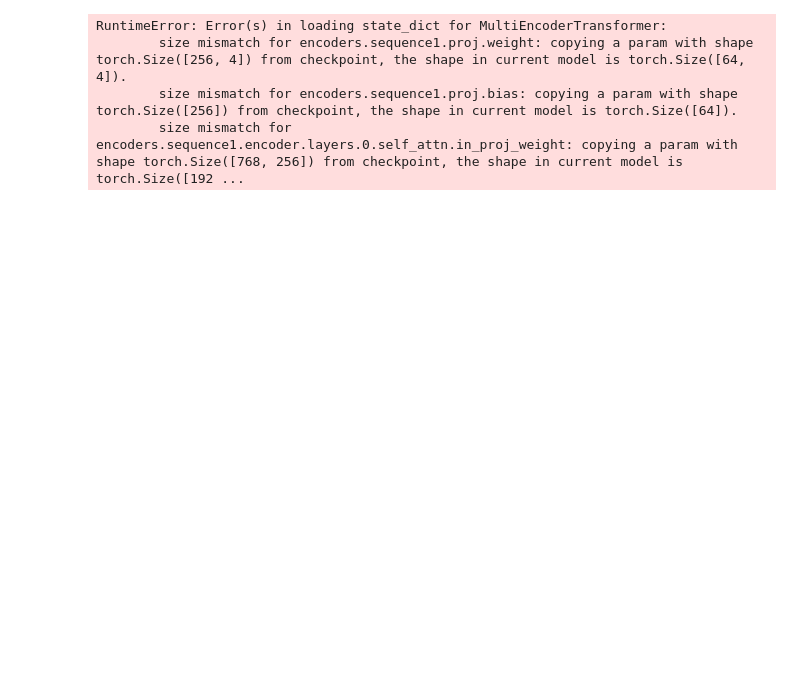
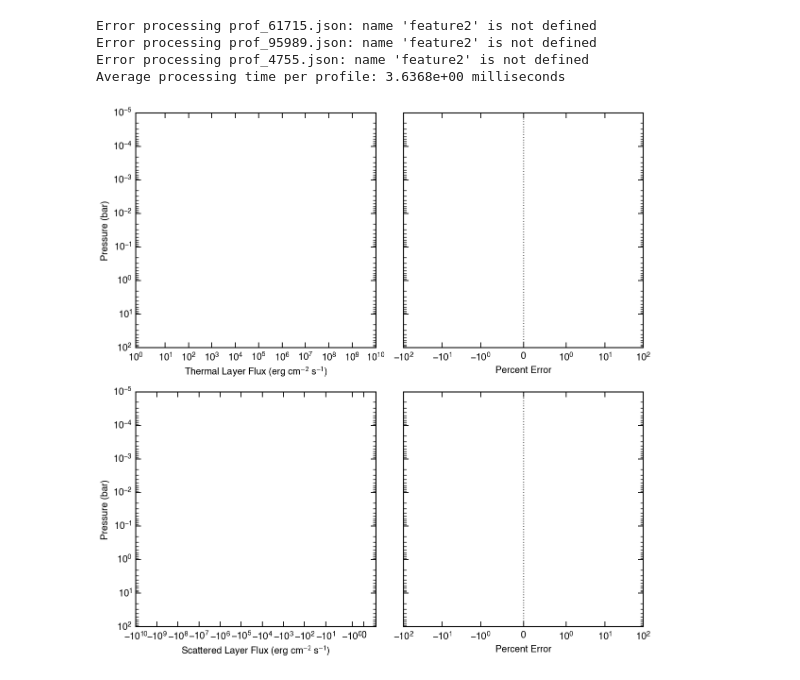
Before and after one commit to imalsky/Emulator, a Jupyter notebook: jupyter_notebooks/plotting_simple.ipynb, the cells around one changed output. Drawn from its saved outputs; the diff is of its cells as text; code cells hidden in the pictures; blank space fills up the shorter version.

```diff
--- a/jupyter_notebooks/plotting_simple.ipynb
+++ b/jupyter_notebooks/plotting_simple.ipynb
@@ -54,9 +54,12 @@ model.load_state_dict(checkpoint['state_dict'], strict=False)
 model.eval()
 
 input_vars = config["input_variables"]
-target_vars = config["target_variables"]  # e.g. ["thermal_net_flux", "reflected_net_flux"]
+target_vars = config["target_variables"]
+
 # We'll refer to the two target features as feature1 and feature2.
-feature1, feature2 = target_vars[0], target_vars[1]
+feature1 = target_vars[0]
+#feature2 =  target_vars[1]
+
 # Use "pressure" as the coordinate variable.
 coord_var = "pressure"
 
@@ -121,7 +124,7 @@ errors_feature2 = []
 # Define manual legend labels for easier modification.
 legend_labels = {
     feature1: {"true": f"True {feature1} (PICASO)", "pred": f"Predicted {feature1}"},
-    feature2: {"true": f"True {feature2} (PICASO)", "pred": f"Predicted {feature2}"}
+    #feature2: {"true": f"True {feature2} (PICASO)", "pred": f"Predicted {feature2}"}
 }
 
 # Set line widths for better visibility.
@@ -214,7 +217,7 @@ def print_error_metrics(errors, feat):
         print(f"Feature {feat}: Mean Absolute Error = {mean_abs_err:.2f}%, Median Absolute Error = {median_abs_err:.2f}%")
 
 print_error_metrics(errors_feature1, feature1)
-print_error_metrics(errors_feature2, feature2)
+#print_error_metrics(errors_feature2, feature2)
 
 # --- Configure Panels with the same limits as before ---
 # For Feature 1 (top row) Predictions vs. True panel.
@@ -235,34 +238,35 @@ axs[0, 1].set_xlabel("Percent Error")
 axs[0, 1].set_xscale("symlog", linthresh=1)
 axs[0, 1].set_yscale("log")
 axs[0, 1].axvline(x=0, color="black", linestyle="dotted")
 axs[0, 1].legend(loc="best", fontsize="small")
 
 
 # For Feature 2 (bottom row) Predictions vs. True panel.
 axs[1, 0].set_xlim(-1e10, 1)
 axs[1, 0].set_ylim(1e2, 1e-5)
 axs[1, 0].set_xlabel(r'Scattered Layer Flux (erg cm$^{-2}$ s$^{-1}$)')
 axs[1, 0].set_ylabel("Pressure (bar)")
 axs[1, 0].set_xscale("symlog")
 axs[1, 0].set_yscale("log")
 axs[1, 0].legend(loc="best", fontsize="small")
 
 # For Feature 2 Percent Error panel.
 axs[1, 1].set_xlim(-100, 100)
 axs[1, 1].set_ylim(1e2, 1e-5)
 axs[1, 1].set_xlabel("Percent Error")
 axs[1, 1].set_xscale("symlog", linthresh=1)
 axs[1, 1].set_yscale("log")
 axs[1, 1].axvline(x=0, color="black", linestyle="dotted")
 axs[1, 1].legend(loc="best", fontsize="small")
 
 plt.tight_layout()
 output_dir = Path("../plots")
 output_dir.mkdir(exist_ok=True)
 plt.savefig(output_dir / "simple_model_plot.png")
 plt.show()
 # %% [output]
-RuntimeError: Error(s) in loading state_dict for MultiEncoderTransformer:
-        size mismatch for encoders.sequence1.proj.weight: copying a param with shape torch.Size([256, 4]) from checkpoint, the shape in current model is torch.Size([64, 4]).
-        size mismatch for encoders.sequence1.proj.bias: copying a param with shape torch.Size([256]) from checkpoint, the shape in current model is torch.Size([64]).
-        size mismatch for encoders.sequence1.encoder.layers.0.self_attn.in_proj_weight: copying a param with shape torch.Size([768, 256]) from checkpoint, the shape in current model is torch.Size([192 ...
+Error processing prof_61715.json: name 'feature2' is not defined
+Error processing prof_95989.json: name 'feature2' is not defined
+Error processing prof_4755.json: name 'feature2' is not defined
+Average processing time per profile: 3.6368e+00 milliseconds
+[figure, added]
```
Also changed, not shown: 9 other files.
